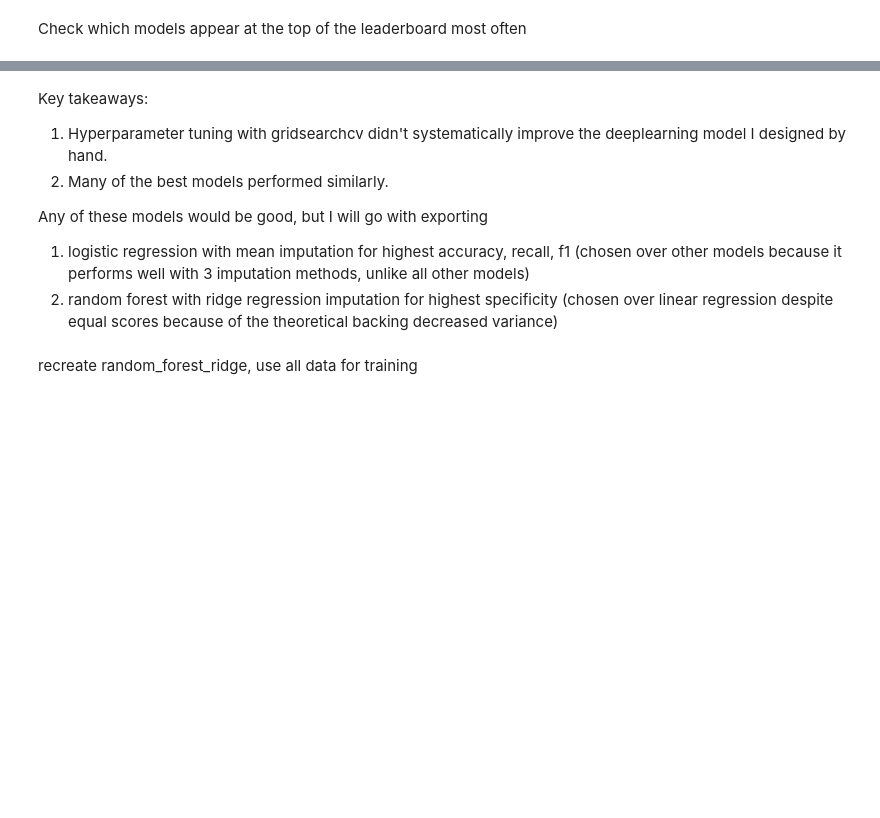
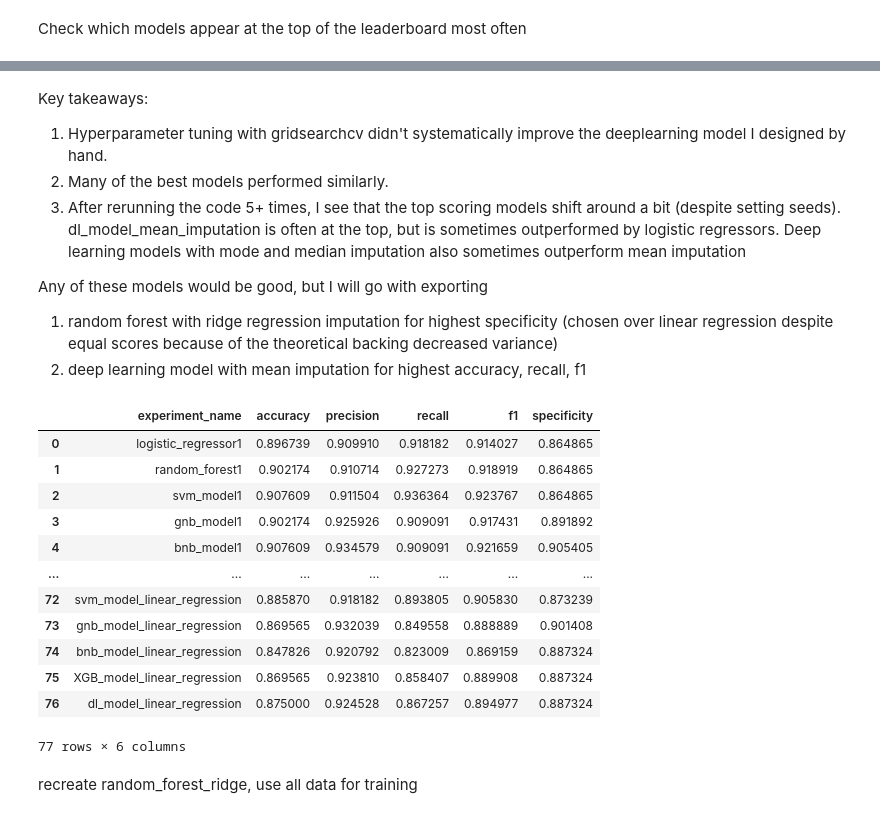
Before and after one commit to nripstein/Heart-Disease-Prediction, a Jupyter notebook: heart failure prediction notebook.ipynb, the cells around one changed output, grey strips where cells are left out. Cells and saved outputs as stored; diff of their text form; code cells hidden in the pictures; blank space fills up the shorter version.

```diff
--- a/heart failure prediction notebook.ipynb
+++ b/heart failure prediction notebook.ipynb
@@ -2051,10 +2020,27 @@ display(scores_df.head(7))
 Key takeaways:
 1. Hyperparameter tuning with gridsearchcv didn't systematically improve the deeplearning model I designed by hand.
 2. Many of the best models performed similarly.
+3. After rerunning the code 5+ times, I see that the top scoring models shift around a bit (despite setting seeds). dl_model_mean_imputation is often at the top, but is sometimes outperformed by logistic regressors. Deep learning models with mode and median imputation also sometimes outperform mean imputation
 
 Any of these models would be good, but I will go with exporting
-1. logistic regression with mean imputation for highest accuracy, recall, f1 (chosen over other models because it performs well with 3 imputation methods, unlike all other models)
-2. random forest with ridge regression imputation for highest specificity (chosen over linear regression despite equal scores because of the theoretical backing decreased variance)
+1. random forest with ridge regression imputation for highest specificity (chosen over linear regression despite equal scores because of the theoretical backing decreased variance)
+2. deep learning model with mean imputation for highest accuracy, recall, f1
+# %%
+display(models_df.drop(["predictions", "confusion_matrix"], axis=1))
+# %% [output]
+|  | experiment_name | accuracy | precision | recall | f1 | specificity |
+| 0 | logistic_regressor1 | 0.896739 | 0.909910 | 0.918182 | 0.914027 | 0.864865 |
+| 1 | random_forest1 | 0.902174 | 0.910714 | 0.927273 | 0.918919 | 0.864865 |
+| 2 | svm_model1 | 0.907609 | 0.911504 | 0.936364 | 0.923767 | 0.864865 |
+| 3 | gnb_model1 | 0.902174 | 0.925926 | 0.909091 | 0.917431 | 0.891892 |
+| 4 | bnb_model1 | 0.907609 | 0.934579 | 0.909091 | 0.921659 | 0.905405 |
+| ... | ... | ... | ... | ... | ... | ... |
+| 72 | svm_model_linear_regression | 0.885870 | 0.918182 | 0.893805 | 0.905830 | 0.873239 |
+| 73 | gnb_model_linear_regression | 0.869565 | 0.932039 | 0.849558 | 0.888889 | 0.901408 |
+| 74 | bnb_model_linear_regression | 0.847826 | 0.920792 | 0.823009 | 0.869159 | 0.887324 |
+| 75 | XGB_model_linear_regression | 0.869565 | 0.923810 | 0.858407 | 0.889908 | 0.887324 |
+| 76 | dl_model_linear_regression | 0.875000 | 0.924528 | 0.867257 | 0.894977 | 0.887324 |
+77 rows × 6 columns
 # %% [markdown]
 recreate random_forest_ridge, use all data for training
 # %%
```
Also changed, not shown: parts of 35 cells of this notebook, 7 other files.
